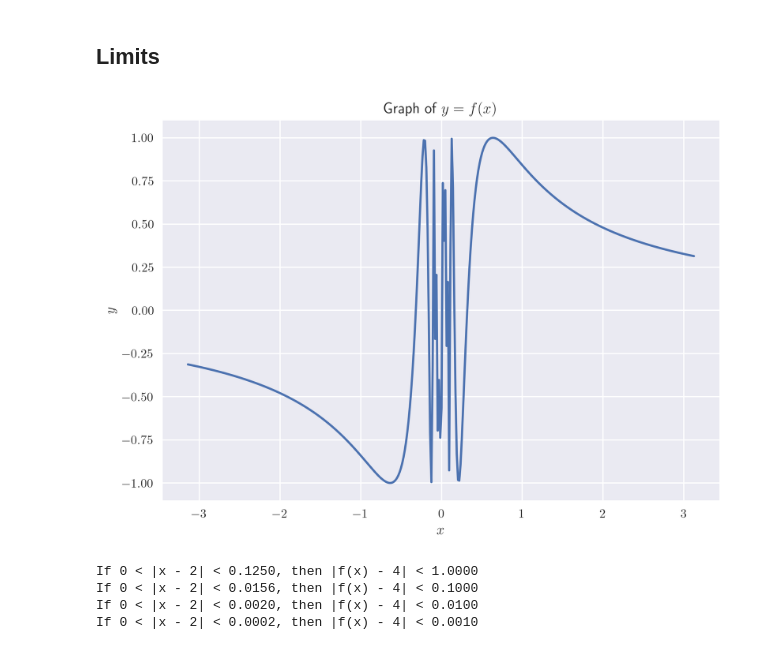
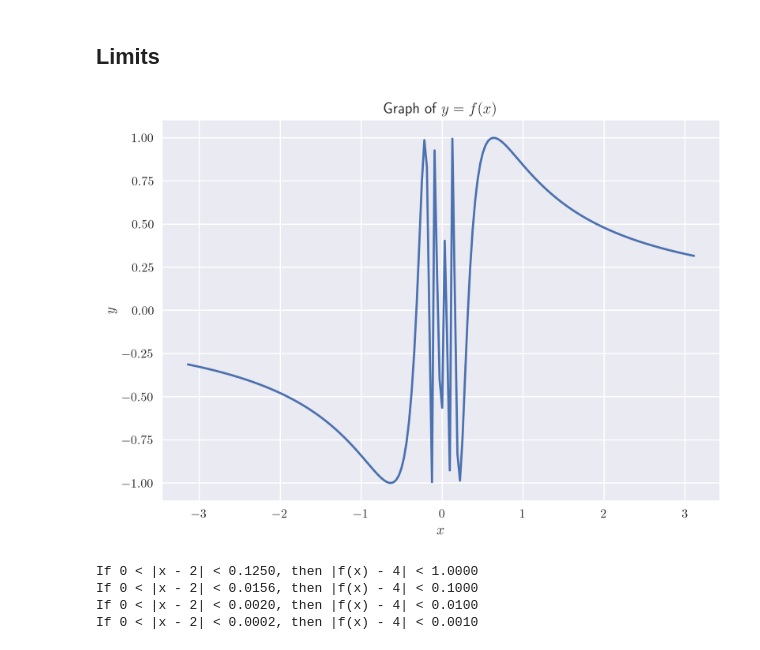
Before and after one commit to charlesrambo/math_bootcamp_25, a Jupyter notebook: Unit 1/unit_1_code_snippets.ipynb, the cells around one changed output. Saved outputs shown, nothing was run; the diff lists cells and outputs as text; code cells hidden in the pictures.

```diff
--- a/Unit 1/unit_1_code_snippets.ipynb
+++ b/Unit 1/unit_1_code_snippets.ipynb
@@ -16,35 +16,35 @@ plt.rcParams['figure.dpi'] = 300
 
 # Use Seaborn style
 plt.style.use('seaborn-v0_8')
 
 # Define f
 f = lambda x: 0 if x == 0 else np.sin(1/x)
 
 # Let's graph on the interval [-pi, pi)
-x_vals = np.arange(-np.pi, np.pi, np.pi/200)
+x_vals = np.arange(-np.pi, np.pi, np.pi/100)
 
 # Calculate the y-values
 y_vals = [f(x) for x in x_vals]
 
 # Generate the plot
 plt.plot(x_vals, y_vals)
 
 # Label the x-axis
 plt.xlabel('$x$')
 
 # Label the y-axis
 plt.ylabel('$y$')
 
 # Give the graph a title
 plt.title('Graph of $y = f(x)$')
 
 # Save the figure
 plt.savefig(path + r'ex1-1.png')
 
 # Display the plot
 plt.show()
 # %% [output]
-[figure, old version]
+[figure, new version]
 # %%
 import numpy as np
 
```
Also changed, not shown: parts of 1 cell of this notebook, 1 other file.
